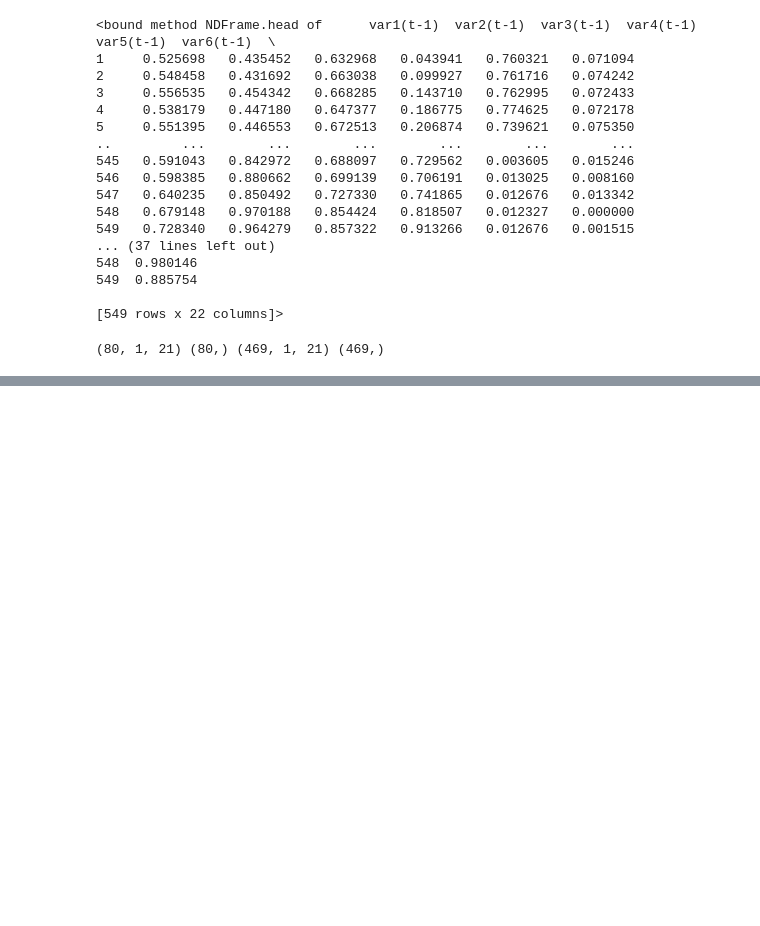
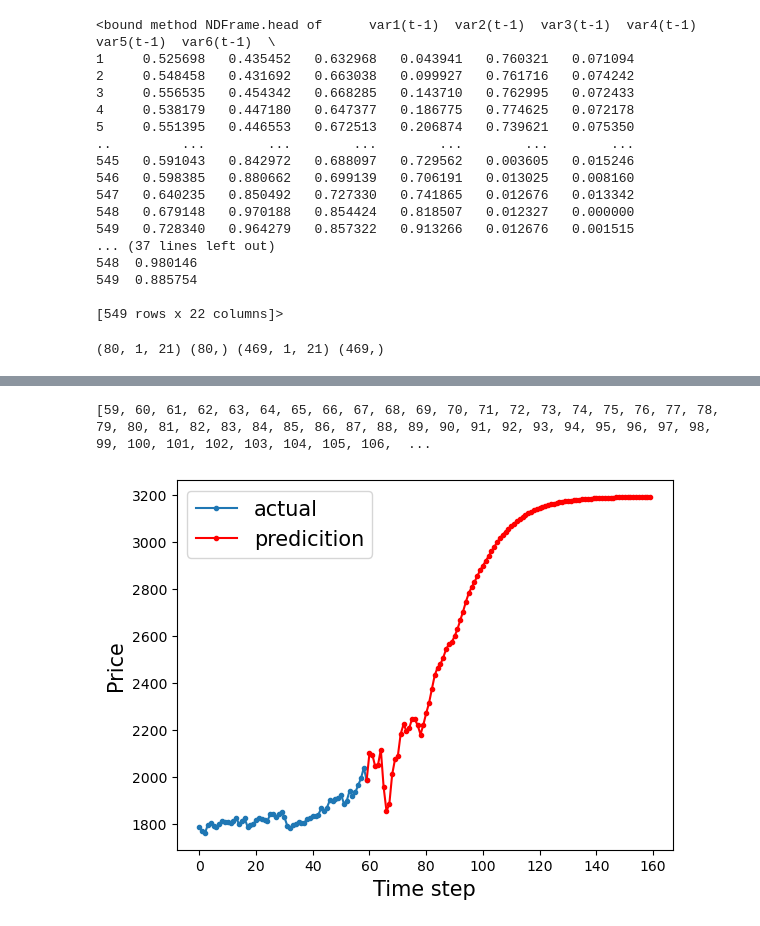
Before and after one commit to abubakar20-02/GoldFolio, a Jupyter notebook: Untitled.ipynb, the cells around one changed output, grey strips where cells are left out. Cells and saved outputs as stored; diff of their text form; code cells hidden in the pictures; blank space fills up the shorter version.

```diff
--- a/Untitled.ipynb
+++ b/Untitled.ipynb
@@ -470,0 +423,6 @@ print(inv_yhat)
+# %%
+n_days = 100
+yhat = recursive_forecast(model, test_X, n_days)
+# Reshape yhat to (1, n_days)
+yhat = yhat.reshape(-1, 1)
+print(yhat)
@@ -470,0 +495,22 @@ print(inv_yhat)
+# %%
+## time steps, every step is one hour (you can easily convert the time step to the actual time index)
+## for a demonstration purpose, I only compare the predictions in 200 hours.
+
+interval = 60
+predictinterval = interval+n_days
+aa=[x for x in range(interval)]
+bb = [x for x in range(interval-1,predictinterval)]
+print(bb)
+
+
+plt.plot(aa, inv_y[len(inv_y) - interval:], marker='.', label="actual")
+inv_yhat = np.insert(inv_yhat, 0, inv_y[-1])
+plt.plot(bb, inv_yhat[:], 'r', marker='.', label="predicition")
+# plt.plot(aa, inv_yhat[:interval], 'r', label="prediction")
+plt.ylabel('Price', size=15)
+plt.xlabel('Time step', size=15)
+plt.legend(fontsize=15)
+plt.show()
+# %% [output]
+[59, 60, 61, 62, 63, 64, 65, 66, 67, 68, 69, 70, 71, 72, 73, 74, 75, 76, 77, 78, 79, 80, 81, 82, 83, 84, 85, 86, 87, 88, 89, 90, 91, 92, 93, 94, 95, 96, 97, 98, 99, 100, 101, 102, 103, 104, 105, 106,  ...
+[figure, added]
```
Also changed, not shown: parts of 9 cells of this notebook.
